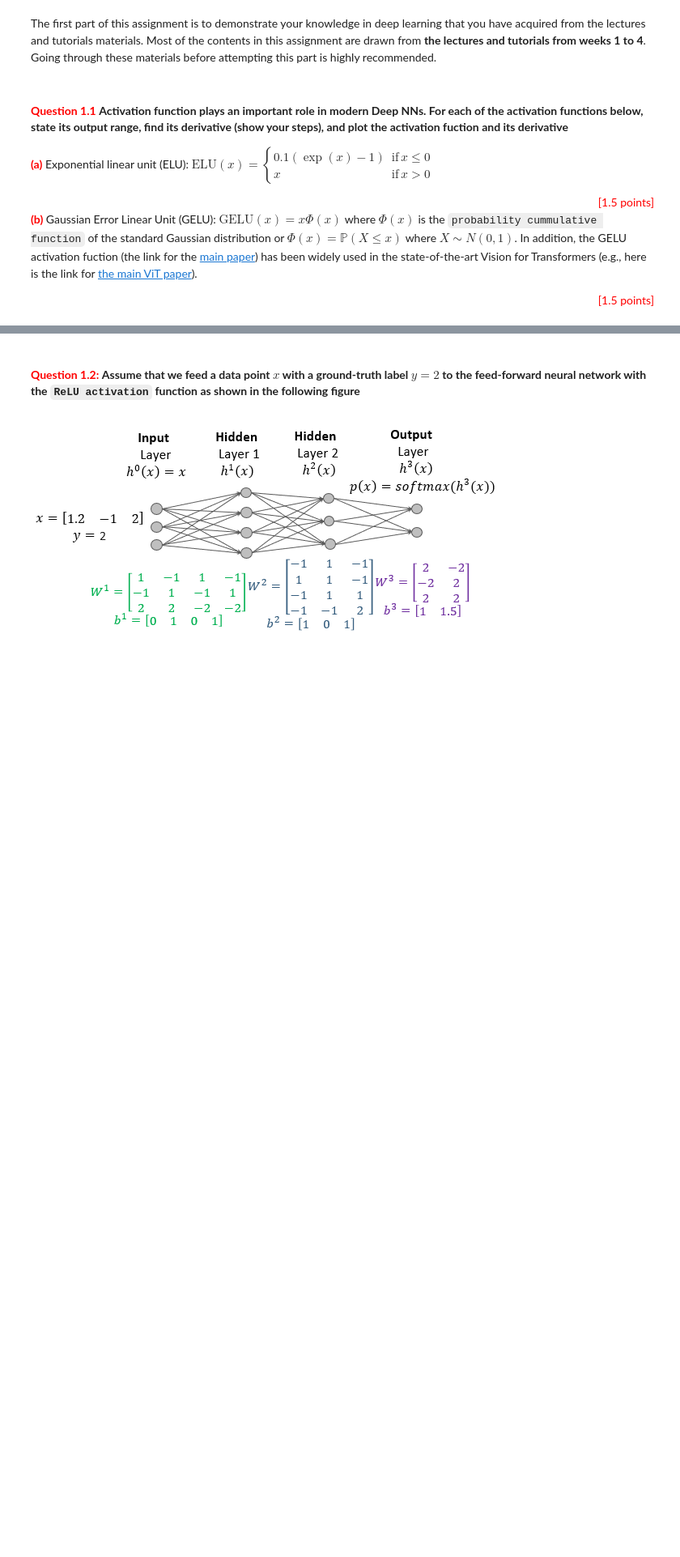
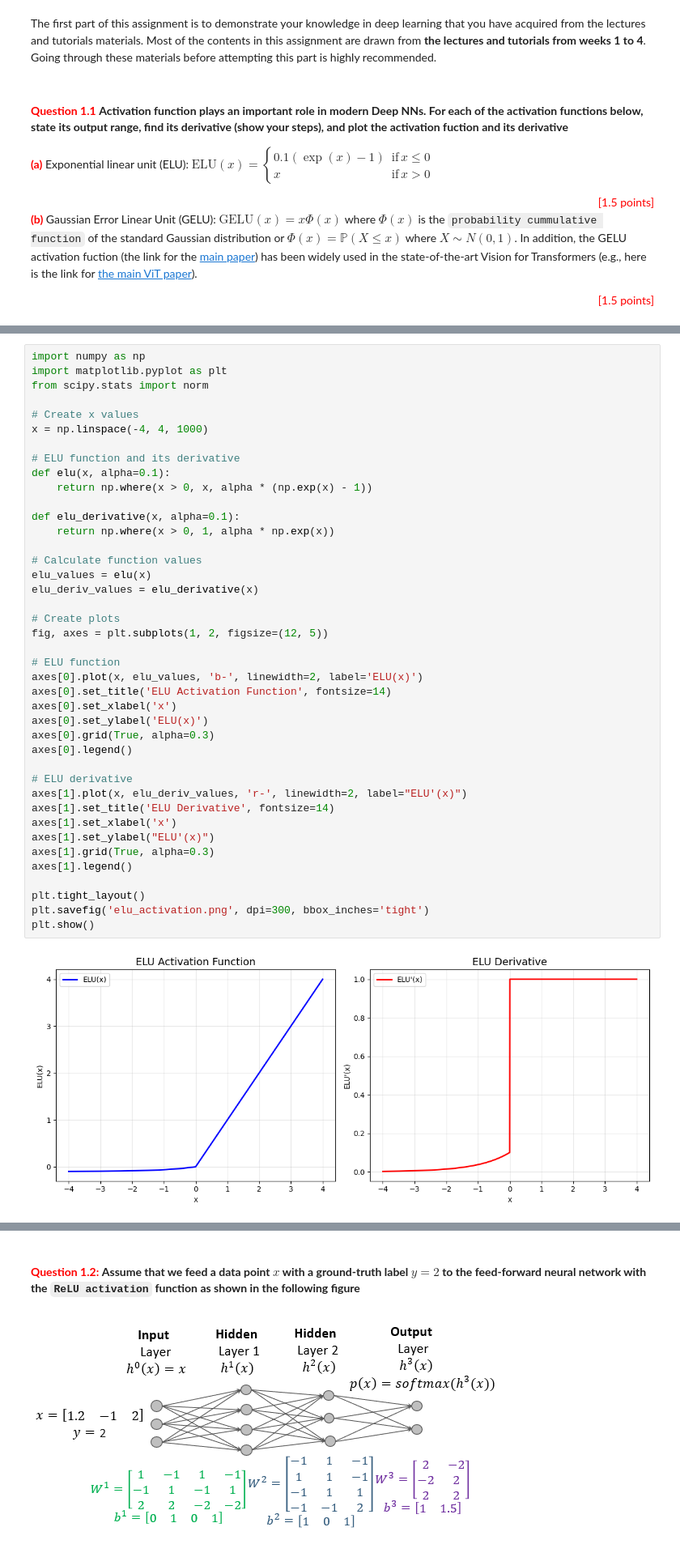
Before and after one commit to MinGGGoD/DL_ASS, a Jupyter notebook: Assignment01_Part1_solution.ipynb, the cells around one changed output, grey strips where cells are left out. Shown: that part at 81% size. Saved outputs shown, nothing was run; the diff lists cells and outputs as text; blank space fills up the shorter version.

```diff
--- a/Assignment01_Part1_solution.ipynb
+++ b/Assignment01_Part1_solution.ipynb
@@ -21,0 +40,43 @@ x & \text{if}\,x>0
+# %%
+import numpy as np
+import matplotlib.pyplot as plt
+from scipy.stats import norm
+
+# Create x values
+x = np.linspace(-4, 4, 1000)
+
+# ELU function and its derivative
+def elu(x, alpha=0.1):
+    return np.where(x > 0, x, alpha * (np.exp(x) - 1))
+
+def elu_derivative(x, alpha=0.1):
+    return np.where(x > 0, 1, alpha * np.exp(x))
+
+# Calculate function values
+elu_values = elu(x)
+elu_deriv_values = elu_derivative(x)
+
+# Create plots
+fig, axes = plt.subplots(1, 2, figsize=(12, 5))
+
+# ELU function
+axes[0].plot(x, elu_values, 'b-', linewidth=2, label='ELU(x)')
+axes[0].set_title('ELU Activation Function', fontsize=14)
+axes[0].set_xlabel('x')
+axes[0].set_ylabel('ELU(x)')
+axes[0].grid(True, alpha=0.3)
+axes[0].legend()
+
+# ELU derivative
+axes[1].plot(x, elu_deriv_values, 'r-', linewidth=2, label="ELU'(x)")
+axes[1].set_title('ELU Derivative', fontsize=14)
+axes[1].set_xlabel('x')
+axes[1].set_ylabel("ELU'(x)")
+axes[1].grid(True, alpha=0.3)
+axes[1].legend()
+
+plt.tight_layout()
+plt.savefig('elu_activation.png', dpi=300, bbox_inches='tight')
+plt.show()
+# %% [output]
+[figure, added]
```
Also changed, not shown: parts of 7 cells of this notebook.
